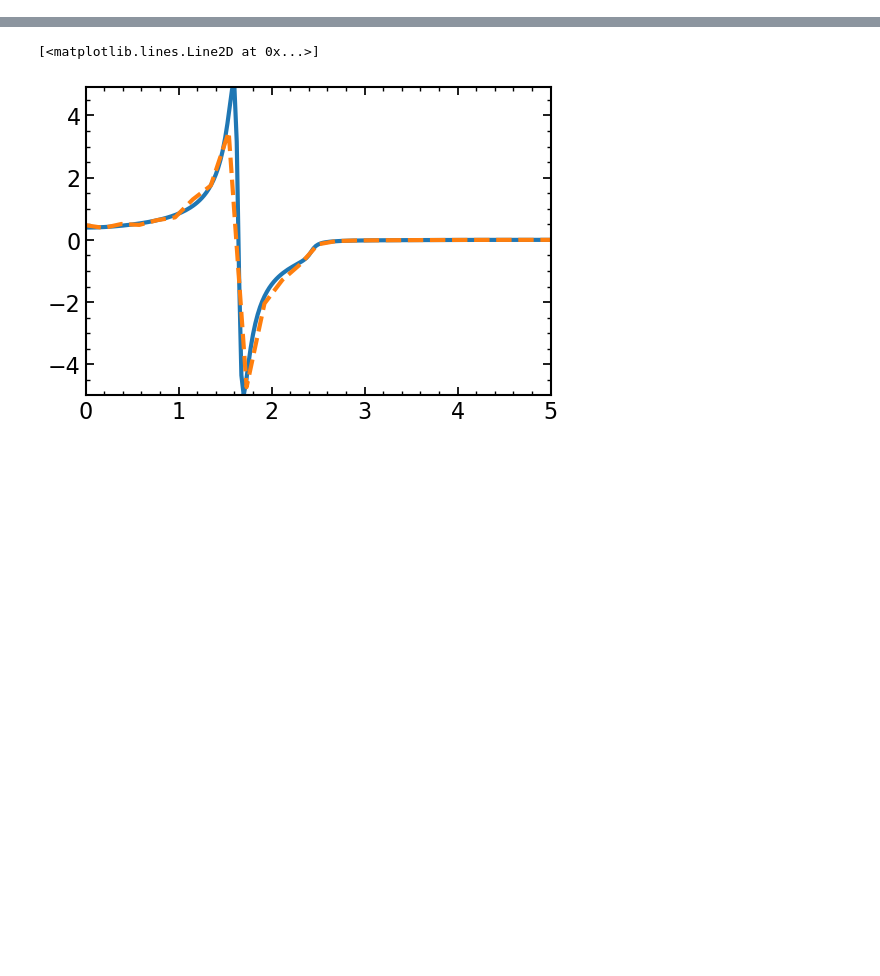
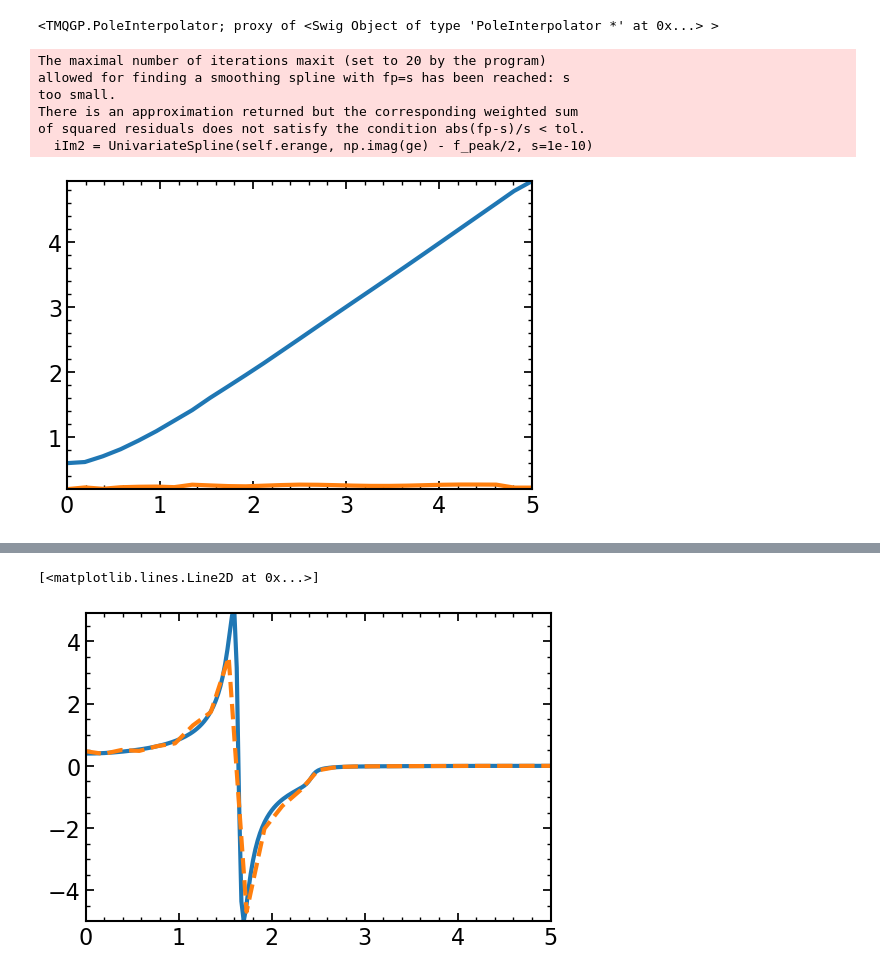
Before and after one commit to k-maslov/TMQGP, a Jupyter notebook: ipy/Quasiparticle/ConvolutionIntegral.ipynb, the cells around one changed output, grey strips where cells are left out. Cells and saved outputs as stored; diff of their text form; code cells hidden in the pictures; blank space fills up the shorter version.

```diff
--- a/ipy/Quasiparticle/ConvolutionIntegral.ipynb
+++ b/ipy/Quasiparticle/ConvolutionIntegral.ipynb
@@ -15,6 +15,20 @@ qrange1 = linspace(0, 5, 201)
 
 erange2 = linspace(-5, 5, 101)
 qrange2 = linspace(0, 5, 27)
+# %%
+tm.PoleInterpolator()
+# %% [output]
+<TMQGP.PoleInterpolator; proxy of <Swig Object of type 'PoleInterpolator *' at 0x...> >
 # %%
-pt1 = QuarkTM.Particle(mQ, qrange1, erange1)
-pt2 = QuarkTM.Particle(mQ, qrange2, erange2)
+pt1 = QuarkTM.Particle(mQ, qrange2, erange2, eps=10e-2)
+# pt2 = QuarkTM.Particle(mQ, qrange2, erange2)
+
+# plt.ylim(-0.1, 0.1)
+# %% [output]
+The maximal number of iterations maxit (set to 20 by the program)
+allowed for finding a smoothing spline with fp=s has been reached: s
+too small.
+There is an approximation returned but the corresponding weighted sum
+of squared residuals does not satisfy the condition abs(fp-s)/s < tol.
+  iIm2 = UnivariateSpline(self.erange, np.imag(ge) - f_peak/2, s=1e-10)
+[figure, added]
```
Also changed, not shown: parts of 33 cells of this notebook, 5 other files.
